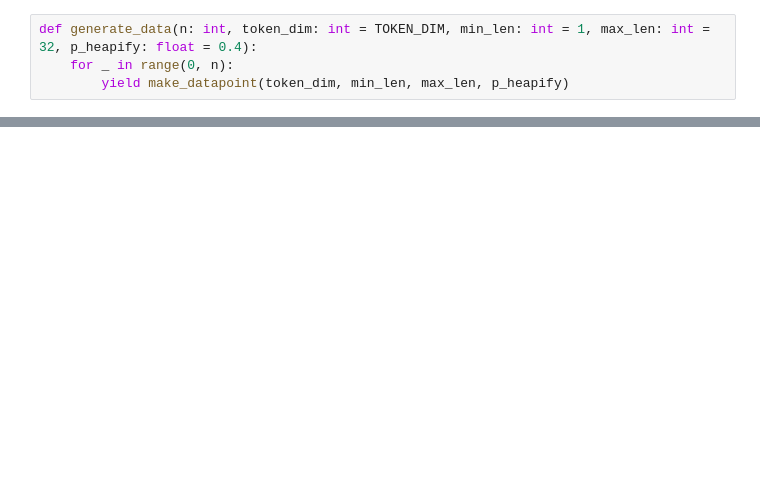
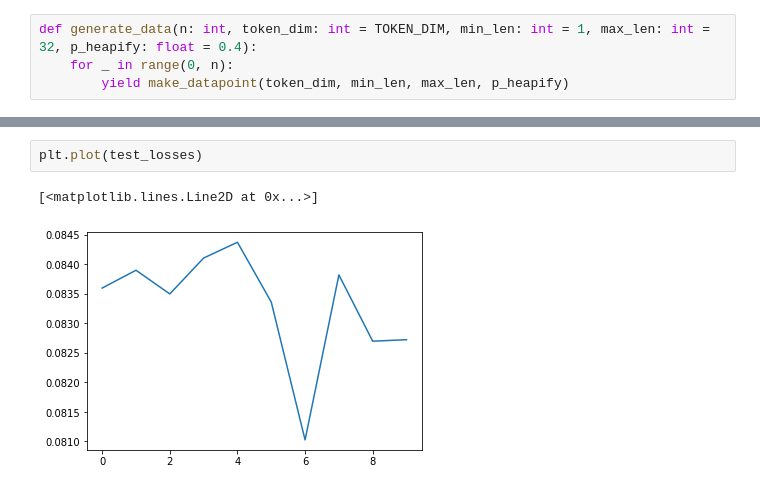
Before and after one commit to imbrem/atml-project, a Jupyter notebook: experiments/HeapData.ipynb, the cells around one changed output, grey strips where cells are left out. Cells and saved outputs as stored; diff of their text form; blank space fills up the shorter version.

```diff
--- a/experiments/HeapData.ipynb
+++ b/experiments/HeapData.ipynb
@@ -130,0 +188,5 @@ Batch(batch=[1568], edge_index=[2, 3268], x=[1568, 10], y=[200])
+# %%
+plt.plot(test_losses)
+# %% [output]
+[<matplotlib.lines.Line2D at 0x...>]
+[figure, added]
```
Also changed, not shown: parts of 16 cells of this notebook, 4 other files.
